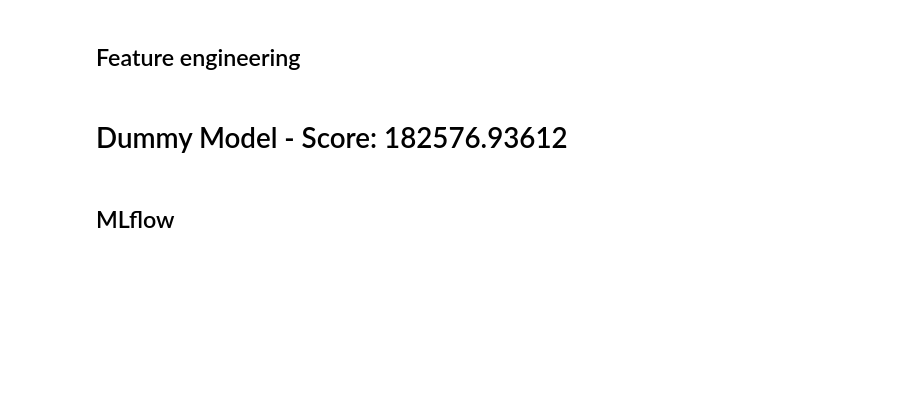
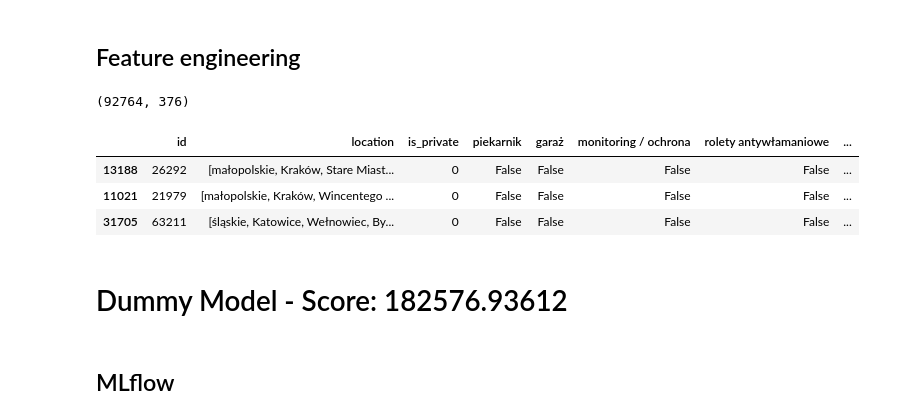
Before and after one commit to Twarzy/property_forecast, a Jupyter notebook: 01_model_experiments.ipynb, the cells around one changed output. Cells and saved outputs as stored; diff of their text form; code cells hidden in the pictures; blank space fills up the shorter version.

```diff
--- a/01_model_experiments.ipynb
+++ b/01_model_experiments.ipynb
@@ -460,7 +460,13 @@ def feature_engineering(df):
 # %%
 df_fe = feature_engineering(df_org.copy())
 print(df_fe.shape)
-df.sample(3)
+df_fe.sample(3)
+# %% [output]
+(92764, 376)
+|  | id | location | is_private | piekarnik | garaż | monitoring / ochrona | rolety antywłamaniowe | ... |
+| 13188 | 26292 | [małopolskie, Kraków, Stare Miast... | 0 | False | False | False | False | ... |
+| 11021 | 21979 | [małopolskie, Kraków, Wincentego ... | 0 | False | False | False | False | ... |
+| 31705 | 63211 | [śląskie, Katowice, Wełnowiec, By... | 0 | False | False | False | False | ... |
 # %% [markdown]
 # Dummy Model - Score: 182576.93612
 # %%
```
Also changed, not shown: parts of 3 cells of this notebook.
